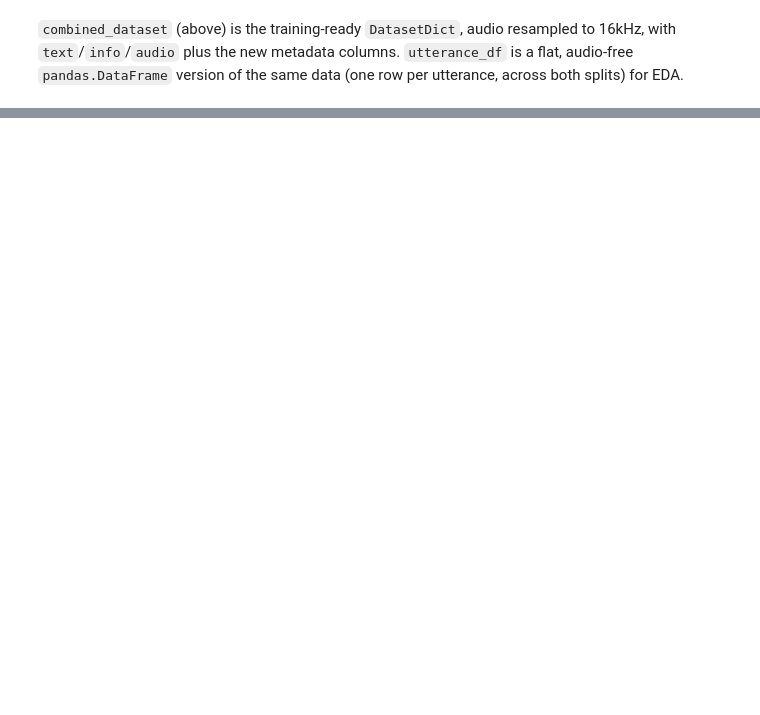
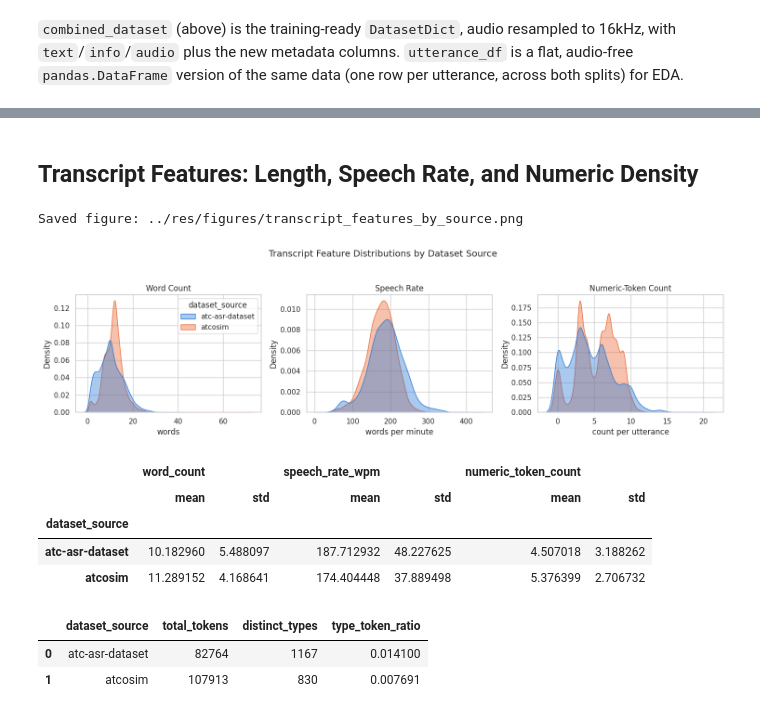
Before and after one commit to BrettFX/UMBC-DATA606-Capstone, a Jupyter notebook: notebooks/comprehensive_eda.ipynb, the cells around one changed output, grey strips where cells are left out. Drawn from its saved outputs; the diff is of its cells as text; code cells hidden in the pictures; blank space fills up the shorter version.

```diff
--- a/notebooks/comprehensive_eda.ipynb
+++ b/notebooks/comprehensive_eda.ipynb
@@ -249,0 +518,50 @@ utterance_df.head()
+# %% [markdown]
+## Transcript Features: Length, Speech Rate, and Numeric Density
+# %%
+text_features_to_plot = [
+    ("word_count", "Word Count", "words"),
+    ("speech_rate_wpm", "Speech Rate", "words per minute"),
+    ("numeric_token_count", "Numeric-Token Count", "count per utterance"),
+]
+
+fig, axes = plt.subplots(1, 3, figsize=(15, 4))
+for ax, (col, title, unit) in zip(axes, text_features_to_plot):
+    sns.kdeplot(
+        data=utterance_df, x=col, hue="dataset_source", hue_order=HUE_ORDER,
+        palette=PALETTE, fill=True, alpha=0.4, common_norm=False, ax=ax, legend=(ax is axes[0]),
+    )
+    ax.set_title(title)
+    ax.set_xlabel(unit)
+    ax.set_ylabel("Density")
+fig.suptitle("Transcript Feature Distributions by Dataset Source", y=1.05, fontsize=14)
+fig.tight_layout()
+save_fig(fig, "transcript_features_by_source")
+plt.show()
+
+utterance_df.groupby("dataset_source")[[c for c, _, _ in text_features_to_plot]].agg(["mean", "std"])
+# %% [output]
+Saved figure: ../res/figures/transcript_features_by_source.png
+[figure, added]
+|  | word_count |  | speech_rate_wpm |  | numeric_token_count |  |
+|  | mean | std | mean | std | mean | std |
+| dataset_source |  |  |  |  |  |  |
+| atc-asr-dataset | 10.182960 | 5.488097 | 187.712932 | 48.227625 | 4.507018 | 3.188262 |
+| atcosim | 11.289152 | 4.168641 | 174.404448 | 37.889498 | 5.376399 | 2.706732 |
+# %%
+# Vocabulary richness: distinct word types vs. total word tokens, per source.
+vocab_stats = []
+for source, group in utterance_df.groupby("dataset_source"):
+    tokens = group["transcript_normalized"].str.split().explode()
+    vocab_stats.append(
+        {
+            "dataset_source": source,
+            "total_tokens": len(tokens),
+            "distinct_types": tokens.nunique(),
+            "type_token_ratio": tokens.nunique() / len(tokens),
+        }
+    )
+pd.DataFrame(vocab_stats)
+# %% [output]
+|  | dataset_source | total_tokens | distinct_types | type_token_ratio |
+| 0 | atc-asr-dataset | 82764 | 1167 | 0.014100 |
+| 1 | atcosim | 107913 | 830 | 0.007691 |
```
Also changed, not shown: parts of 30 cells of this notebook, 19 other files.
